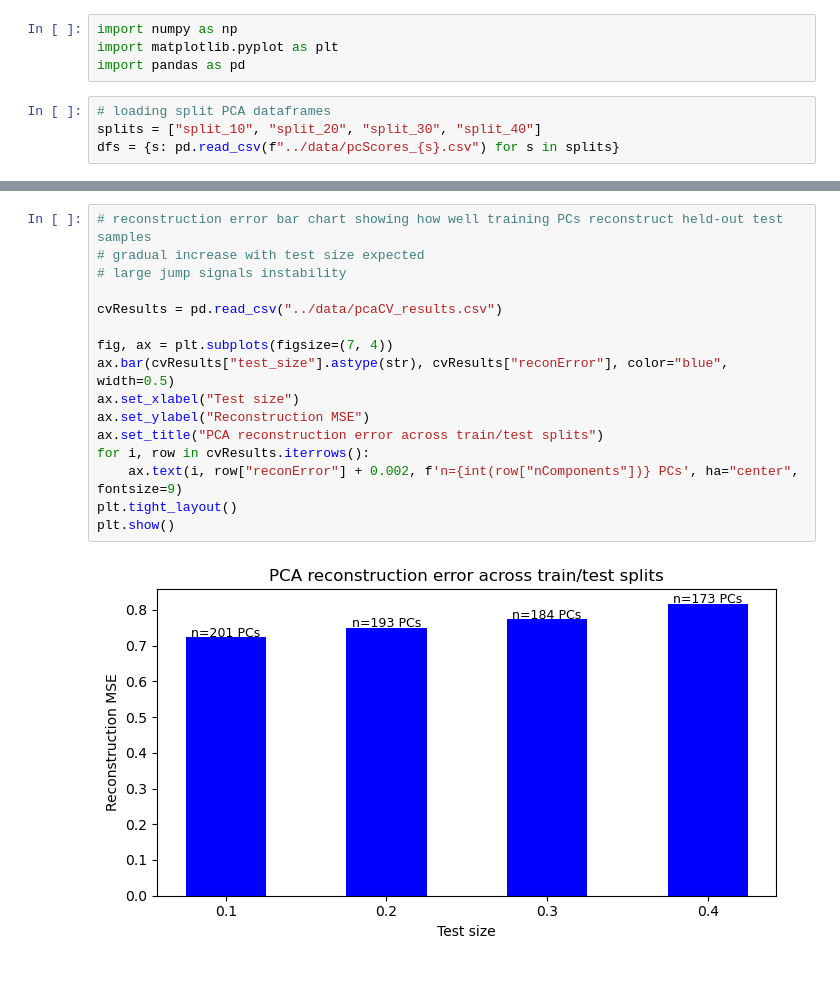
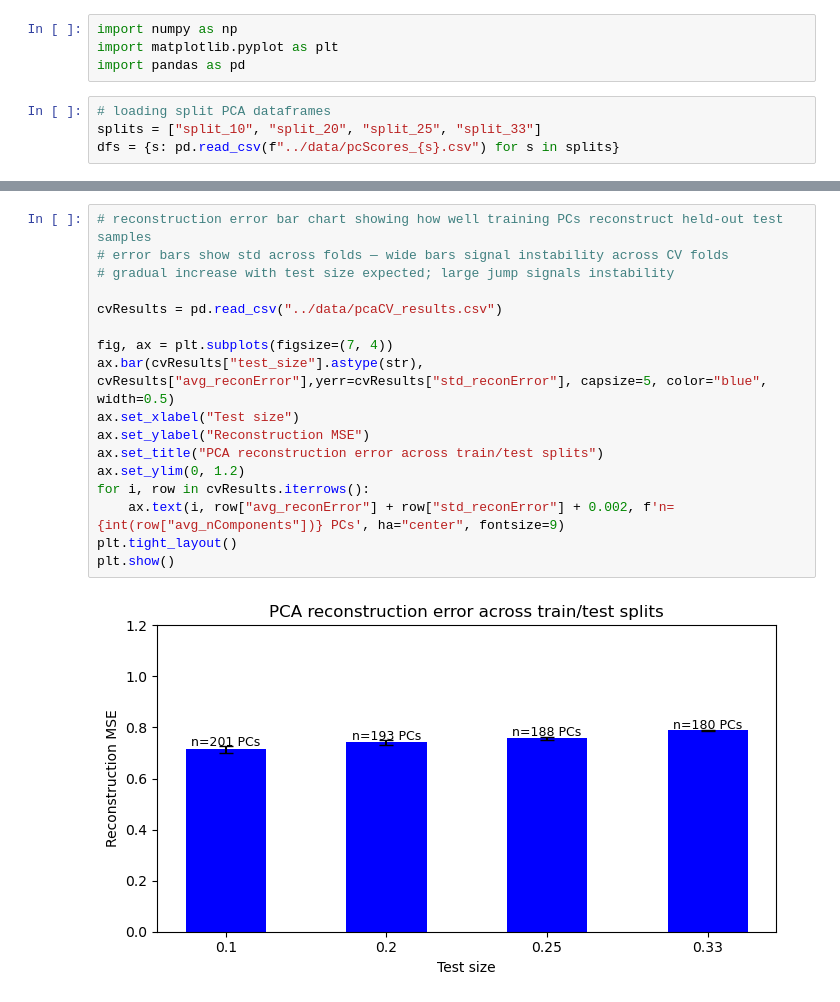
Before and after one commit to winch-jm/snp-pop-classification, a Jupyter notebook: notebooks/PCA_plots.ipynb, the cells around one changed output, grey strips where cells are left out. Cells and saved outputs as stored; diff of their text form.

Commit message:
Cross Validation for Different Train/Test Split

```diff
--- a/notebooks/PCA_plots.ipynb
+++ b/notebooks/PCA_plots.ipynb
@@ -6,7 +6,7 @@ import matplotlib.pyplot as plt
 import pandas as pd
 # %%
 # loading split PCA dataframes
-splits = ["split_10", "split_20", "split_30", "split_40"]
+splits = ["split_10", "split_20", "split_25", "split_33"]
 dfs = {s: pd.read_csv(f"../data/pcScores_{s}.csv") for s in splits}
 # %%
 # scree plot — variance of training PC scores
@@ -125,18 +125,19 @@ plt.show()
 # %%
 # reconstruction error bar chart showing how well training PCs reconstruct held-out test samples
-# gradual increase with test size expected
-# large jump signals instability
+# error bars show std across folds — wide bars signal instability across CV folds
+# gradual increase with test size expected; large jump signals instability
 
 cvResults = pd.read_csv("../data/pcaCV_results.csv")
 
 fig, ax = plt.subplots(figsize=(7, 4))
-ax.bar(cvResults["test_size"].astype(str), cvResults["reconError"], color="blue", width=0.5)
+ax.bar(cvResults["test_size"].astype(str), cvResults["avg_reconError"],yerr=cvResults["std_reconError"], capsize=5, color="blue", width=0.5)
 ax.set_xlabel("Test size")
 ax.set_ylabel("Reconstruction MSE")
 ax.set_title("PCA reconstruction error across train/test splits")
+ax.set_ylim(0, 1.2)
 for i, row in cvResults.iterrows():
-    ax.text(i, row["reconError"] + 0.002, f'n={int(row["nComponents"])} PCs', ha="center", fontsize=9)
+    ax.text(i, row["avg_reconError"] + row["std_reconError"] + 0.002, f'n={int(row["avg_nComponents"])} PCs', ha="center", fontsize=9)
 plt.tight_layout()
 plt.show()
 # %% [output]
-[figure, old version]
+[figure, new version]
```
Also changed, not shown: parts of 5 cells of this notebook, 8 other files.
